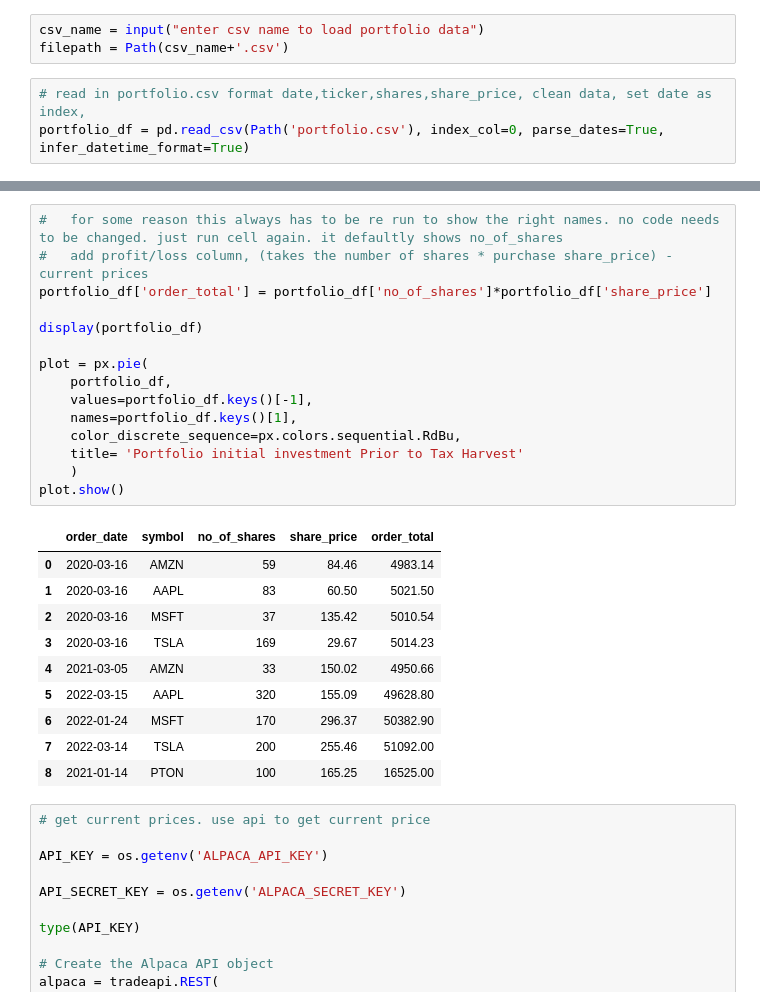
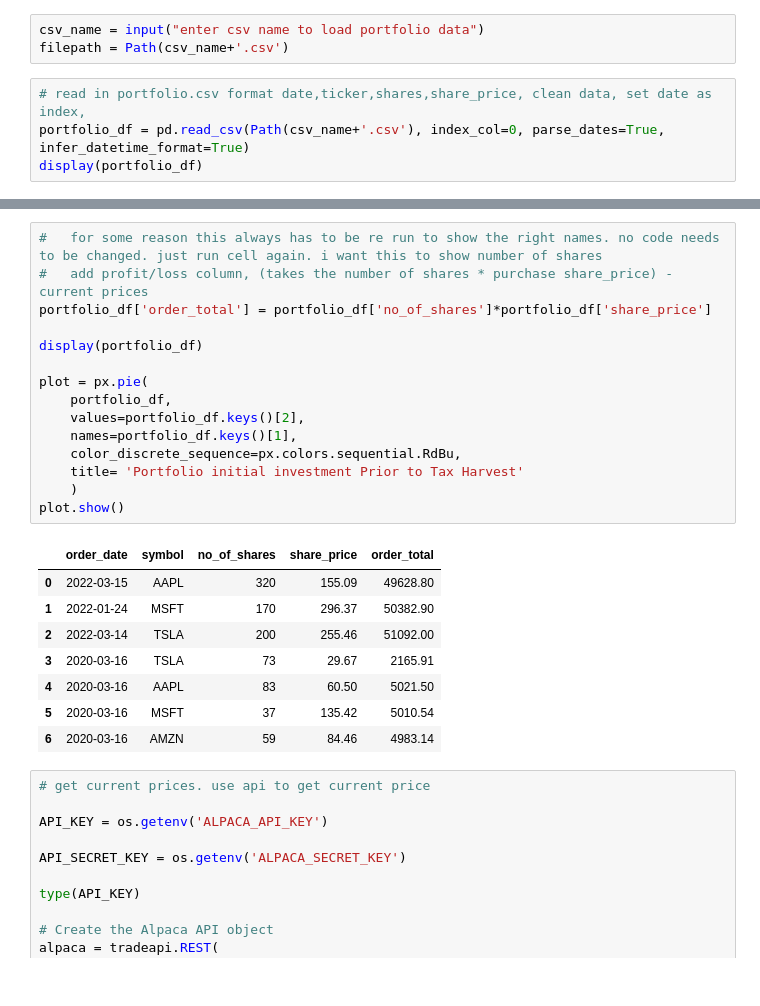
Before and after one commit to scoopcash/group_project_1, a Jupyter notebook: tax_harvest.ipynb, the cells around one changed output, grey strips where cells are left out. Drawn from its saved outputs; the diff is of its cells as text.

Commit message:
cleaned up indexing junk build up after multiple runs of harvesting.

```diff
--- a/tax_harvest.ipynb
+++ b/tax_harvest.ipynb
@@ -24,4 +21,5 @@ csv_name = input("enter csv name to load portfolio data")
 filepath = Path(csv_name+'.csv')
 # %%
 # read in portfolio.csv format date,ticker,shares,share_price, clean data, set date as index,
-portfolio_df = pd.read_csv(Path('portfolio.csv'), index_col=0, parse_dates=True, infer_datetime_format=True)
+portfolio_df = pd.read_csv(Path(csv_name+'.csv'), index_col=0, parse_dates=True, infer_datetime_format=True)
+display(portfolio_df)
@@ -28,29 +36,27 @@ portfolio_df = pd.read_csv(Path('portfolio.csv'), index_col=0, parse_dates=True,
 # %%
-#   for some reason this always has to be re run to show the right names. no code needs to be changed. just run cell again. it defaultly shows no_of_shares
+#   for some reason this always has to be re run to show the right names. no code needs to be changed. just run cell again. i want this to show number of shares
 #   add profit/loss column, (takes the number of shares * purchase share_price) - current prices
 portfolio_df['order_total'] = portfolio_df['no_of_shares']*portfolio_df['share_price']
 
 display(portfolio_df)
 
 plot = px.pie(
     portfolio_df,
-    values=portfolio_df.keys()[-1],
+    values=portfolio_df.keys()[2],
     names=portfolio_df.keys()[1],
     color_discrete_sequence=px.colors.sequential.RdBu,
     title= 'Portfolio initial investment Prior to Tax Harvest'
     )
 plot.show()
 # %% [output]
 |  | order_date | symbol | no_of_shares | share_price | order_total |
-| 0 | 2020-03-16 | AMZN | 59 | 84.46 | 4983.14 |
-| 1 | 2020-03-16 | AAPL | 83 | 60.50 | 5021.50 |
-| 2 | 2020-03-16 | MSFT | 37 | 135.42 | 5010.54 |
-| 3 | 2020-03-16 | TSLA | 169 | 29.67 | 5014.23 |
-| 4 | 2021-03-05 | AMZN | 33 | 150.02 | 4950.66 |
-| 5 | 2022-03-15 | AAPL | 320 | 155.09 | 49628.80 |
-| 6 | 2022-01-24 | MSFT | 170 | 296.37 | 50382.90 |
-| 7 | 2022-03-14 | TSLA | 200 | 255.46 | 51092.00 |
-| 8 | 2021-01-14 | PTON | 100 | 165.25 | 16525.00 |
+| 0 | 2022-03-15 | AAPL | 320 | 155.09 | 49628.80 |
+| 1 | 2022-01-24 | MSFT | 170 | 296.37 | 50382.90 |
+| 2 | 2022-03-14 | TSLA | 200 | 255.46 | 51092.00 |
+| 3 | 2020-03-16 | TSLA | 73 | 29.67 | 2165.91 |
+| 4 | 2020-03-16 | AAPL | 83 | 60.50 | 5021.50 |
+| 5 | 2020-03-16 | MSFT | 37 | 135.42 | 5010.54 |
+| 6 | 2020-03-16 | AMZN | 59 | 84.46 | 4983.14 |
 # %%
 # get current prices. use api to get current price
 
```
Also changed, not shown: parts of 10 cells of this notebook, 7 other files.
